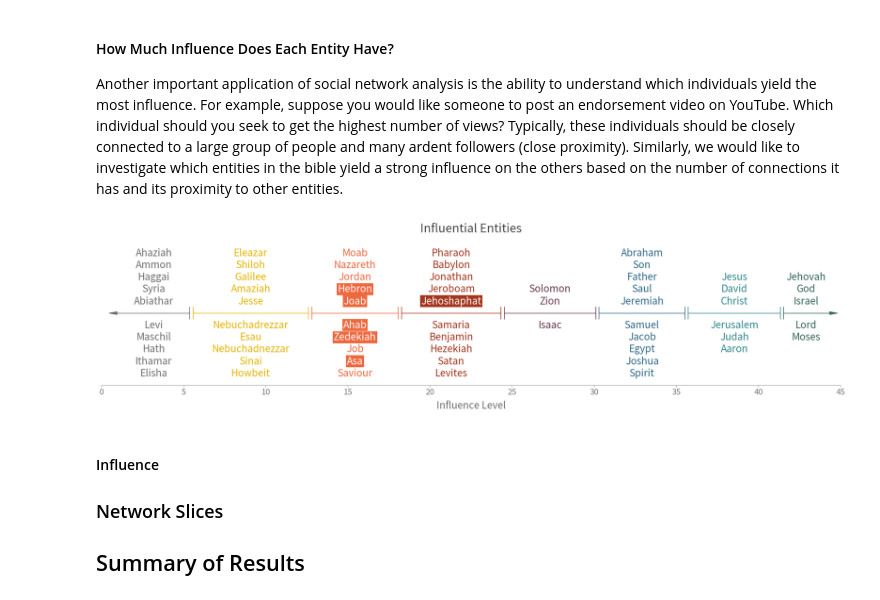
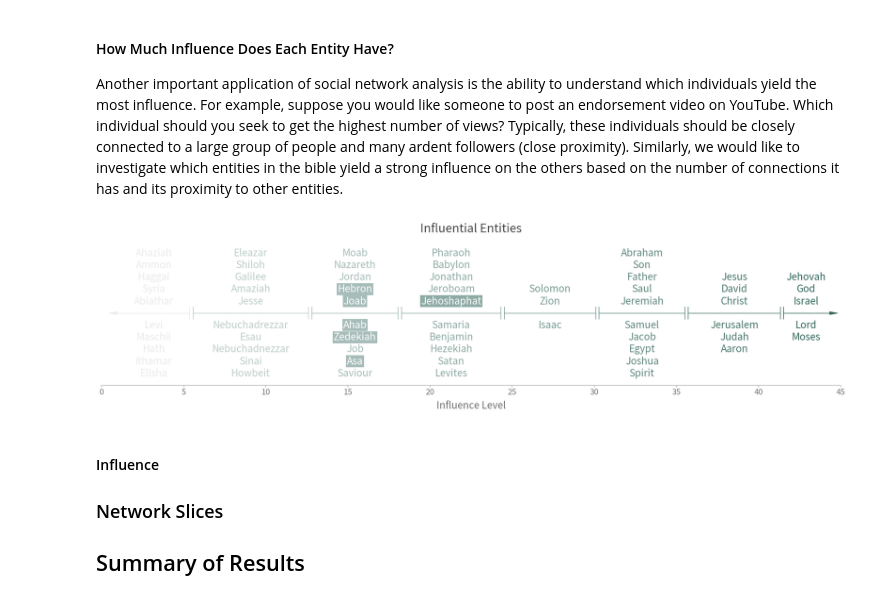
Before and after one commit to lemuelkumarga/bible-network, a Jupyter notebook: main.ipynb, the cells around one changed output. Drawn from its saved outputs; the diff is of its cells as text; code cells hidden in the pictures.

Commit message:
Change color from discrete to gradient

```diff
--- a/main.ipynb
+++ b/main.ipynb
@@ -947,9 +947,9 @@ for c_i in np.unique(cluster_ind):
 color_pal = _d.get_color("palette")(len(cluster_set)-1)
 def get_cluster_color(group):
     if (group == 0):
-        return _d.ltxt_color
+        return _d.fade_color(_d.ltxt_color,0.1)
     else:
-        return color_pal[group-1]
+        return _d.fade_color(_d.get_color(1),0.2 + (1.0-0.2) * group / max(cluster_set))
 
 # Plot
 plt.figure(figsize=(30,6))
@@ -987,34 +987,34 @@ for c_i in np.unique(cluster_ind):
         max_x = max(cluster_values)
         plt.arrow(max_x,0,0.05,0,
                   head_width=0.05, head_length=0.5,
                   edgecolor=get_cluster_color(c_i),
                   facecolor=get_cluster_color(c_i))
     else:
         max_x = max(cluster_values) + (min(v for _,v in clusters[c_i+1])-max(cluster_values))/2. - 0.1
         plt.plot([max_x, max_x],[-0.1,0.1], color=get_cluster_color(c_i))
     plt.plot([min_x, max_x],[0,0],color=get_cluster_color(c_i))
 
     # Plot Text
     cluster_texts = [k for k,_ in clusters[c_i]][:10]
     cutoff = math.ceil(len(cluster_texts)/2)
     for i in range(len(cluster_texts)):
         if cluster_texts[i] in entities_to_highlight:
             bg_color = get_cluster_color(c_i)
             fg_color = _d.bg_color
         else:
             bg_color = _d.bg_color
             fg_color = get_cluster_color(c_i)
         plt.text((min_x + max_x)/2.,
                  (cutoff - i - (1 if i >= cutoff else 0))*0.2,
                  cluster_texts[i],
                  size = 25,
                  ha='center',va='center',
                  bbox={'facecolor': bg_color,'edgecolor':'none','pad': 2},
                  color=fg_color)
 
 plt.show()
 # %% [output]
-[figure, old version]
+[figure, new version]
 # %%
 # comp = nx.algorithms.community.asyn_lpa_communities(G.subgraph(n for n, _ in sorted_vertices[:2000]), weight="weight")
 #for d in comp:
```
Also changed, not shown: parts of 2 cells of this notebook, 1 other file.
